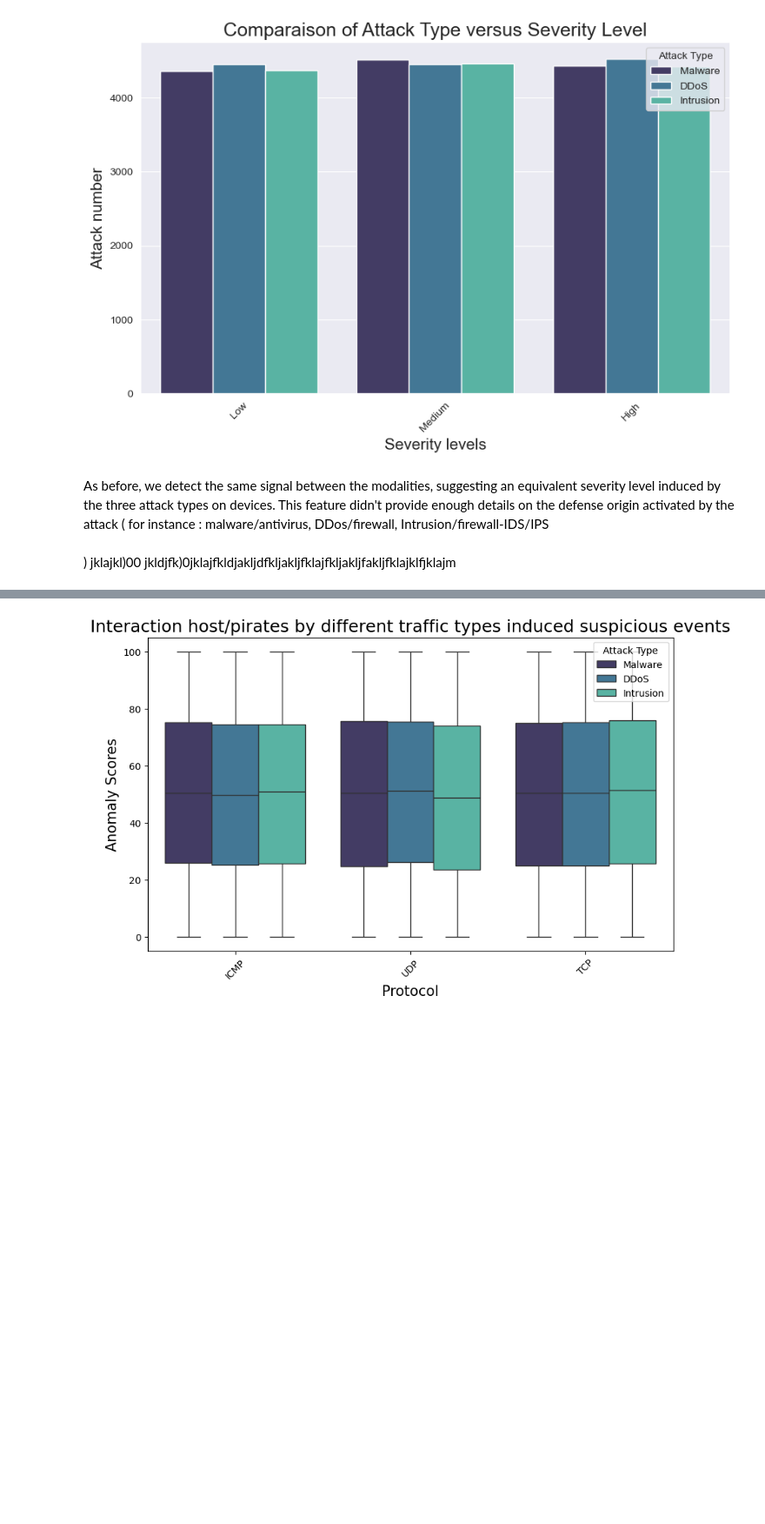
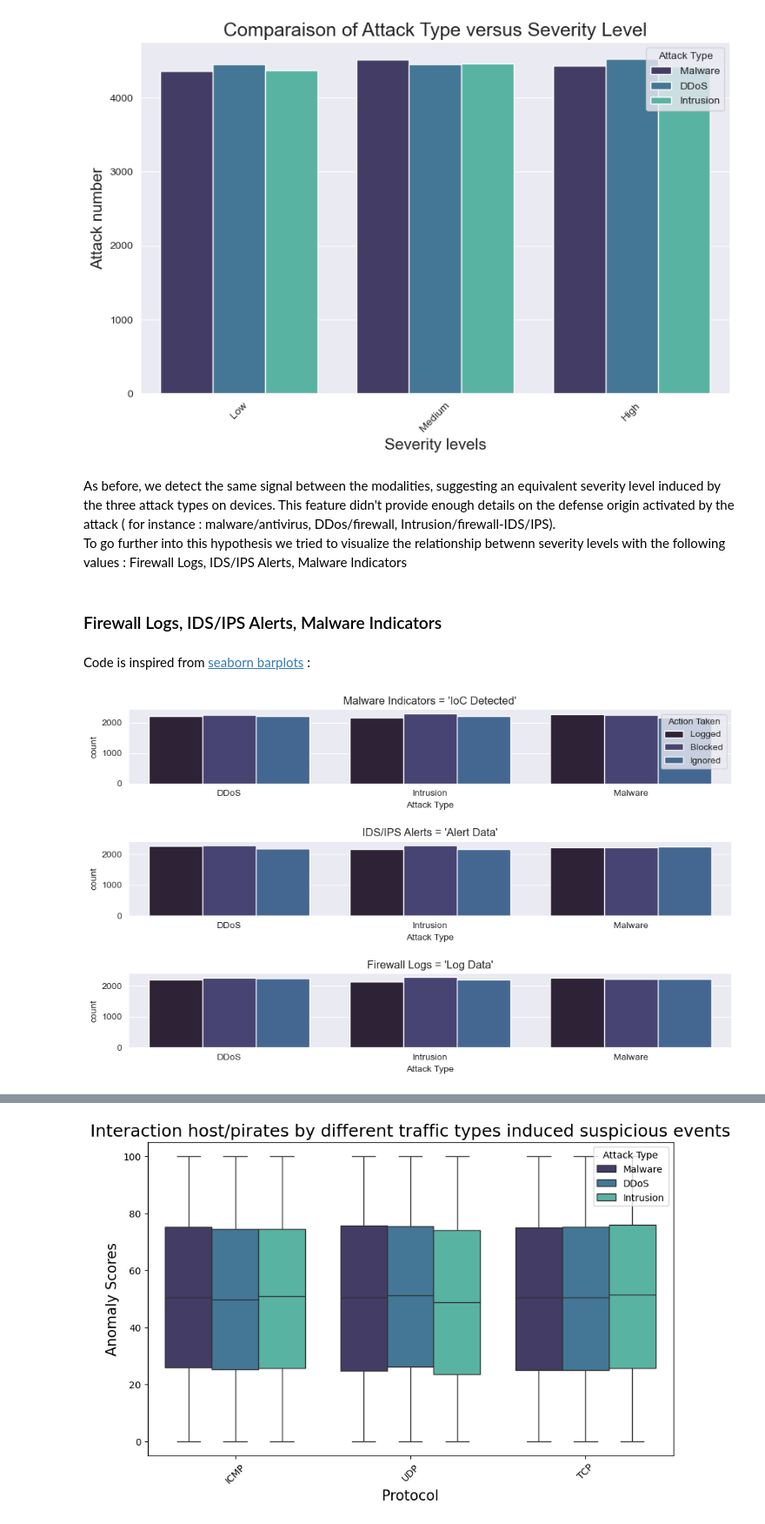
Before and after one commit to victor-coppin/ML_CyberAttack, a Jupyter notebook: DataExplorationBeforeFeaturesEngeneering.ipynb, the cells around one changed output, grey strips where cells are left out. Shown at 87% size. Cells and saved outputs as stored; diff of their text form; code cells hidden in the pictures; blank space fills up the shorter version.

```diff
--- a/DataExplorationBeforeFeaturesEngeneering.ipynb
+++ b/DataExplorationBeforeFeaturesEngeneering.ipynb
@@ -88,6 +91,29 @@ plt.show()
 # %% [output]
 [figure]
 # %% [markdown]
-As before, we detect the same signal between the modalities, suggesting an equivalent severity level induced by the three attack types on devices. This feature didn't provide enough details on the defense origin activated by the attack ( for instance : malware/antivirus, DDos/firewall, Intrusion/firewall-IDS/IPS
+As before, we detect the same signal between the modalities, suggesting an equivalent severity level induced by the three attack types on devices. This feature didn't provide enough details on the defense origin activated by the attack ( for instance : malware/antivirus, DDos/firewall, Intrusion/firewall-IDS/IPS).\
+ To go further into this hypothesis we tried to visualize the relationship betwenn severity levels with the following values :  Firewall Logs, IDS/IPS Alerts, Malware Indicators
-# %% [markdown]
-) jklajkl)00 jkldjfk)0jklajfkldjakljdfkljakljfklajfkljakljfakljfklajklfjklajm
+# %% [markdown]
+### Firewall Logs, IDS/IPS Alerts, Malware Indicators
+# %% [markdown]
+Code is inspired from [seaborn barplots](https://seaborn.pydata.org/examples/palette_choices.html) :
+# %%
+sns.set_palette("mako")
+
+f,(ax1, ax2, ax3) = plt.subplots(3, 1, figsize=(10, 6), sharex=False)
+
+sns.countplot(x='Attack Type', hue='Action Taken', data=df[df['Malware Indicators'] == 'IoC Detected'], ax=ax1, order=['DDoS', 'Intrusion', 'Malware'])
+ax1.set_title("Malware Indicators = 'IoC Detected'")
+
+sns.countplot(x='Attack Type', hue='Action Taken', data=df[df['IDS/IPS Alerts'] == 'Alert Data'], ax=ax2, order=['DDoS', 'Intrusion', 'Malware'])
+ax2.set_title("IDS/IPS Alerts = 'Alert Data'")
+
+sns.countplot(x='Attack Type', hue='Action Taken', data=df[df['Firewall Logs'] == 'Log Data'], ax=ax3,order=['DDoS', 'Intrusion', 'Malware'])
+ax3.set_title("Firewall Logs = 'Log Data'")
+ax2.get_legend().remove()
+ax3.get_legend().remove()
+sns.despine(bottom=True)
+plt.tight_layout(h_pad=2)
+plt.show()
+# %% [output]
+[figure, added]
```
Also changed, not shown: parts of 32 cells of this notebook.
